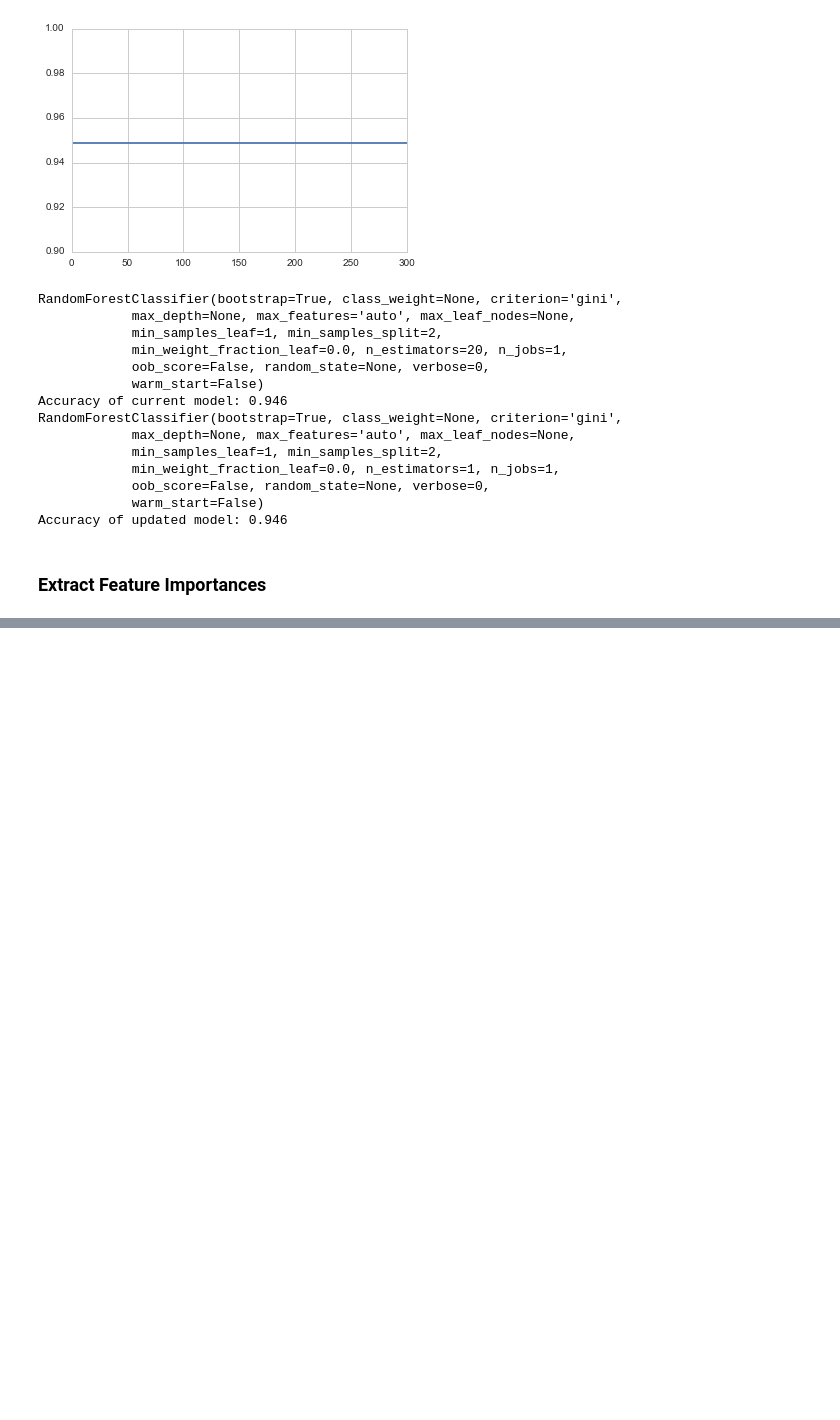
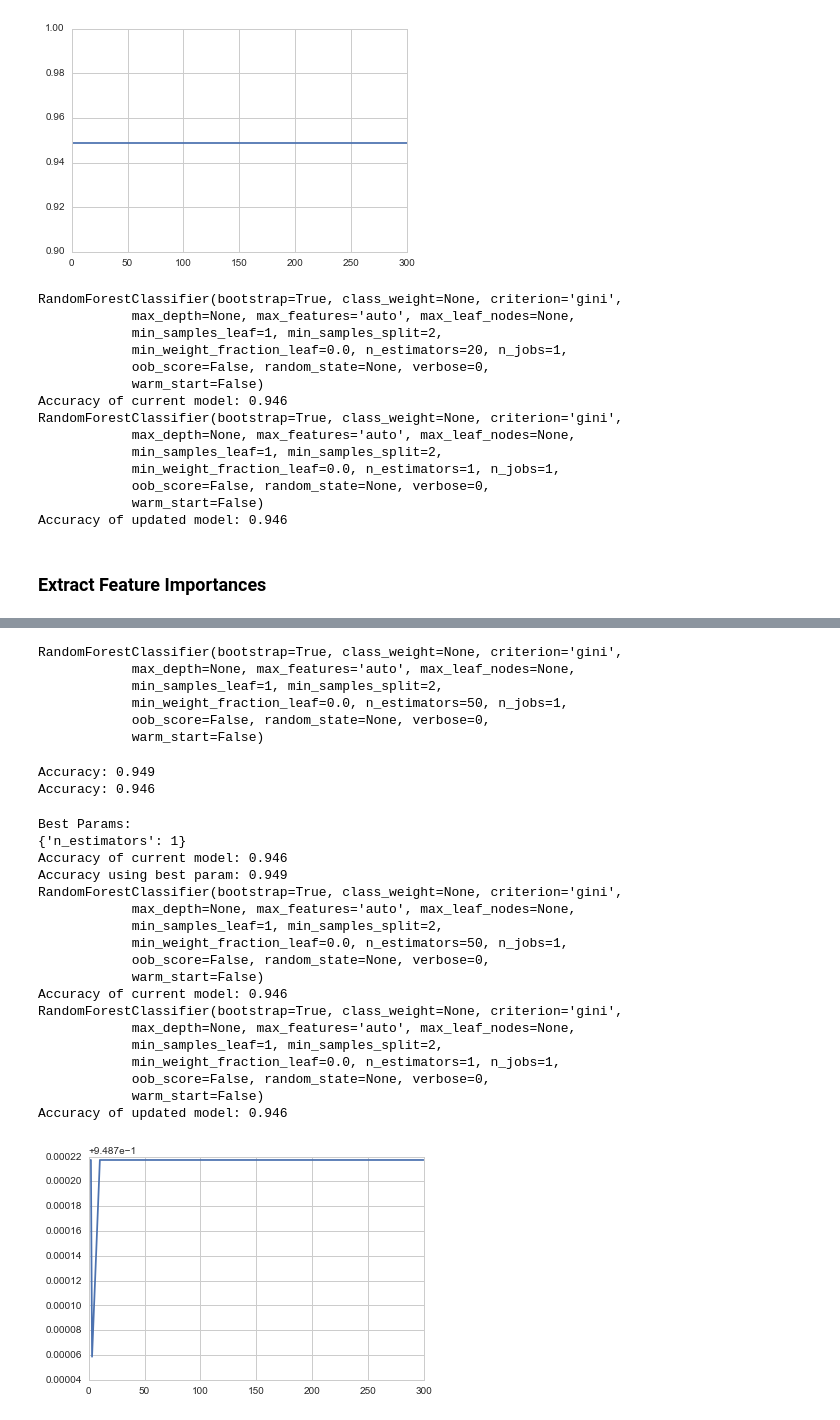
Before and after one commit to rhsu0268/West-Nile-Virus, a Jupyter notebook: Random_Forest.ipynb, the cells around one changed output, grey strips where cells are left out. Saved outputs shown, nothing was run; the diff lists cells and outputs as text; code cells hidden in the pictures; blank space fills up the shorter version.

```diff
--- a/Random_Forest.ipynb
+++ b/Random_Forest.ipynb
@@ -332 +392,80 @@ def combine_dummies(dummy_prefixes):
+# %%
+# Instantiate model
+rf = ensemble.RandomForestClassifier(n_estimators=50)
+
+# Train model on training set
+rf.fit(X_train, y_train)
+# %% [output]
+RandomForestClassifier(bootstrap=True, class_weight=None, criterion='gini',
+            max_depth=None, max_features='auto', max_leaf_nodes=None,
+            min_samples_leaf=1, min_samples_split=2,
+            min_weight_fraction_leaf=0.0, n_estimators=50, n_jobs=1,
+            oob_score=False, random_state=None, verbose=0,
+            warm_start=False)
+# %%
+# Evaluate model on train set
+print "Accuracy: %0.3f" % tm.score(X_train, y_train)
+
+# Evaluate model on test set
+print "Accuracy: %0.3f" % tm.score(X_test, y_test)
+# %% [output]
+Accuracy: 0.949
+Accuracy: 0.946
+# %%
+# Set list of values to grid search over
+n = [1, 2, 3, 10, 20, 30, 100, 200, 300]
+params = {'n_estimators': n}
+
+# Perform grid search using list of values
+gs = grid_search.GridSearchCV(
+    estimator=ensemble.RandomForestClassifier(),
+    param_grid=params)
+gs.fit(X_train, y_train)
+
+# Get best value to use
+print "Best Params:"
+print gs.best_params_
+
+# Get improvement
+print "Accuracy of current model: %0.3f" % rf.score(X_test, y_test)
+print "Accuracy using best param: %0.3f" % gs.best_score_
+
+# Plot scores
+plt.plot(n, [s[1] for s in gs.grid_scores_])
+
+
+
+# Current model params
+print rf
+print "Accuracy of current model: %0.3f" % rf.score(X_test, y_test)
+
+# Update model params
+rf.set_params(n_estimators=gs.best_params_['n_estimators'])
+
+# Retrain model on new params
+rf.fit(X_train, y_train)
+
+# Updated model params
+print rf
+print "Accuracy of updated model: %0.3f" % rf.score(X_test, y_test)
+# %% [output]
+Best Params:
+{'n_estimators': 1}
+Accuracy of current model: 0.946
+Accuracy using best param: 0.949
+RandomForestClassifier(bootstrap=True, class_weight=None, criterion='gini',
+            max_depth=None, max_features='auto', max_leaf_nodes=None,
+            min_samples_leaf=1, min_samples_split=2,
+            min_weight_fraction_leaf=0.0, n_estimators=50, n_jobs=1,
+            oob_score=False, random_state=None, verbose=0,
+            warm_start=False)
+Accuracy of current model: 0.946
+RandomForestClassifier(bootstrap=True, class_weight=None, criterion='gini',
+            max_depth=None, max_features='auto', max_leaf_nodes=None,
+            min_samples_leaf=1, min_samples_split=2,
+            min_weight_fraction_leaf=0.0, n_estimators=1, n_jobs=1,
+            oob_score=False, random_state=None, verbose=0,
+            warm_start=False)
+Accuracy of updated model: 0.946
+[figure, added]
 # %%
```
Also changed, not shown: parts of 26 cells of this notebook, 2 other files.
